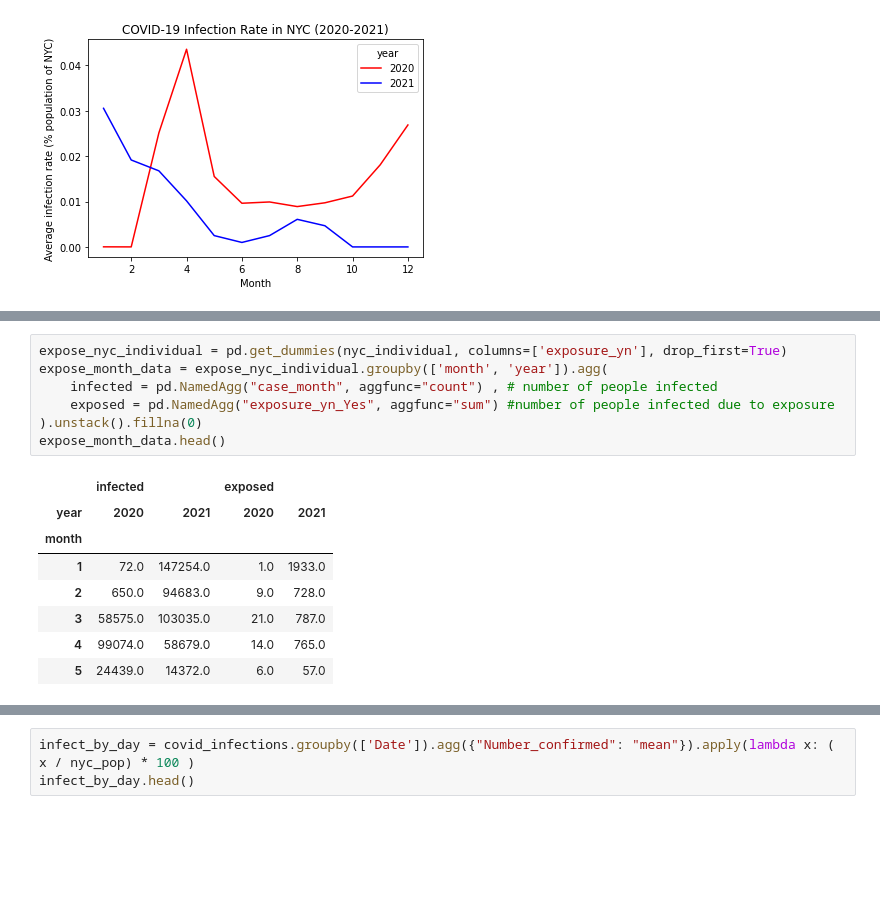
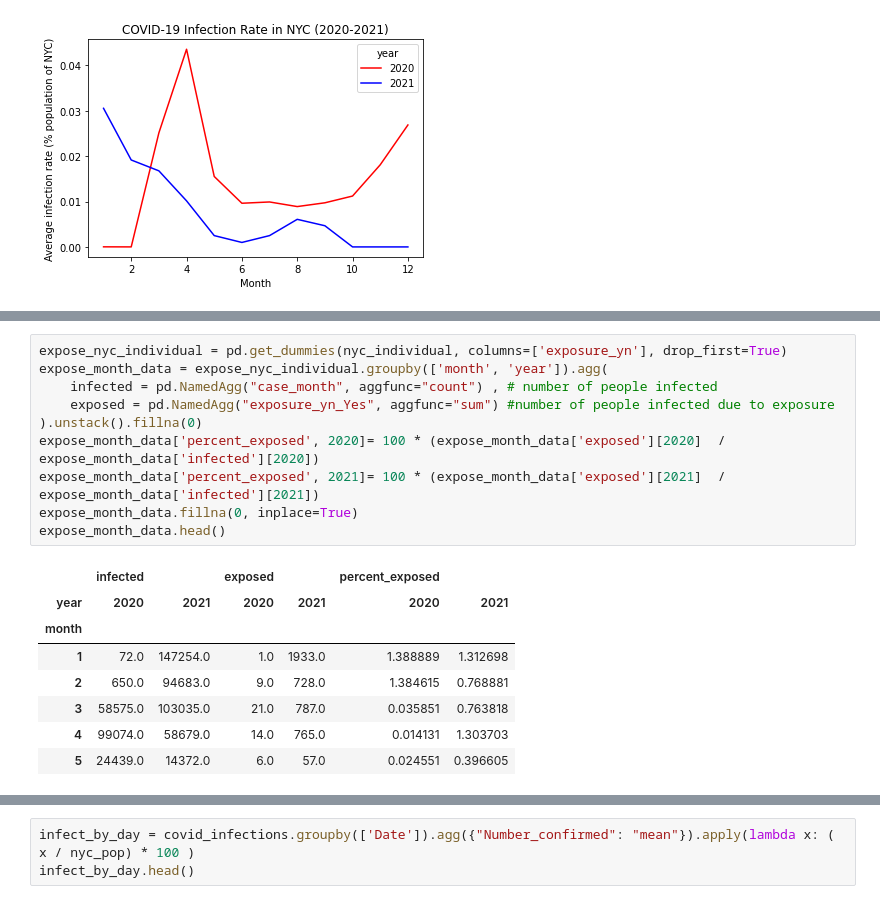
Before and after one commit to alanyu108/CS-Data-Science-Project, a Jupyter notebook: project.ipynb, the cells around one changed output, grey strips where cells are left out. Saved outputs shown, nothing was run; the diff lists cells and outputs as text; blank space fills up the shorter version.

Commit message:
added expose section that was missing

```diff
--- a/project.ipynb
+++ b/project.ipynb
@@ -67,16 +75,19 @@ nyc_individual.head()
 # %%
 expose_nyc_individual = pd.get_dummies(nyc_individual, columns=['exposure_yn'], drop_first=True)
 expose_month_data = expose_nyc_individual.groupby(['month', 'year']).agg(
     infected = pd.NamedAgg("case_month", aggfunc="count") , # number of people infected
     exposed = pd.NamedAgg("exposure_yn_Yes", aggfunc="sum") #number of people infected due to exposure
 ).unstack().fillna(0)
+expose_month_data['percent_exposed', 2020]= 100 * (expose_month_data['exposed'][2020]  / expose_month_data['infected'][2020])
+expose_month_data['percent_exposed', 2021]= 100 * (expose_month_data['exposed'][2021]  / expose_month_data['infected'][2021])
+expose_month_data.fillna(0, inplace=True)
 expose_month_data.head()
 # %% [output]
-|  | infected |  | exposed |  |
-| year | 2020 | 2021 | 2020 | 2021 |
-| month |  |  |  |  |
-| 1 | 72.0 | 147254.0 | 1.0 | 1933.0 |
-| 2 | 650.0 | 94683.0 | 9.0 | 728.0 |
-| 3 | 58575.0 | 103035.0 | 21.0 | 787.0 |
-| 4 | 99074.0 | 58679.0 | 14.0 | 765.0 |
-| 5 | 24439.0 | 14372.0 | 6.0 | 57.0 |
+|  | infected |  | exposed |  | percent_exposed |  |
+| year | 2020 | 2021 | 2020 | 2021 | 2020 | 2021 |
+| month |  |  |  |  |  |  |
+| 1 | 72.0 | 147254.0 | 1.0 | 1933.0 | 1.388889 | 1.312698 |
+| 2 | 650.0 | 94683.0 | 9.0 | 728.0 | 1.384615 | 0.768881 |
+| 3 | 58575.0 | 103035.0 | 21.0 | 787.0 | 0.035851 | 0.763818 |
+| 4 | 99074.0 | 58679.0 | 14.0 | 765.0 | 0.014131 | 1.303703 |
+| 5 | 24439.0 | 14372.0 | 6.0 | 57.0 | 0.024551 | 0.396605 |
```
Also changed, not shown: parts of 2 cells of this notebook.
